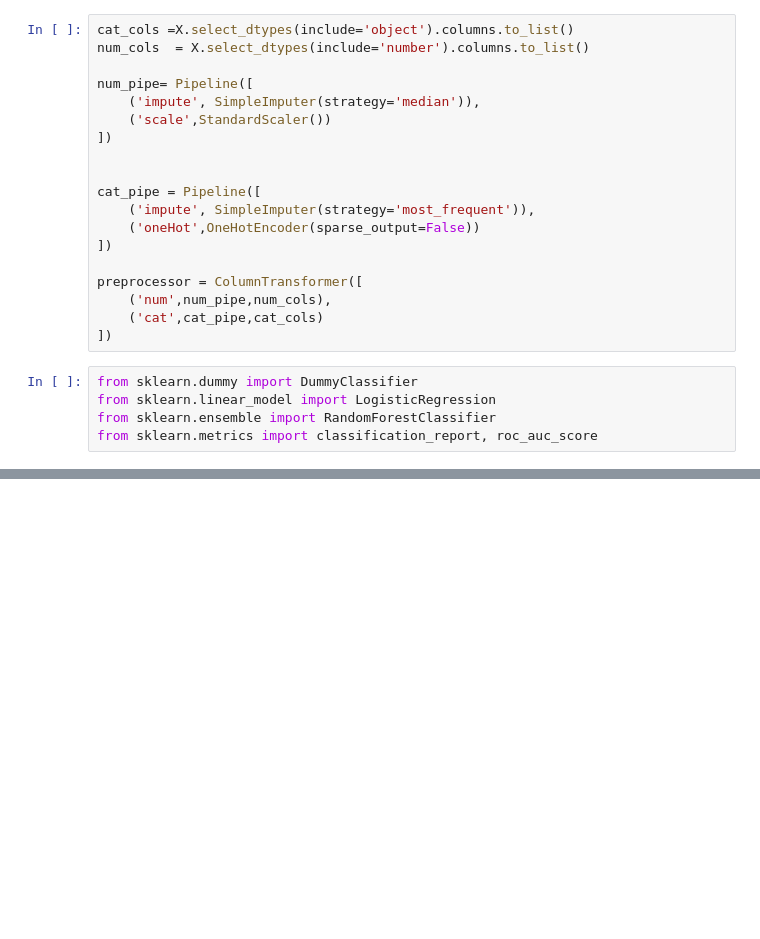
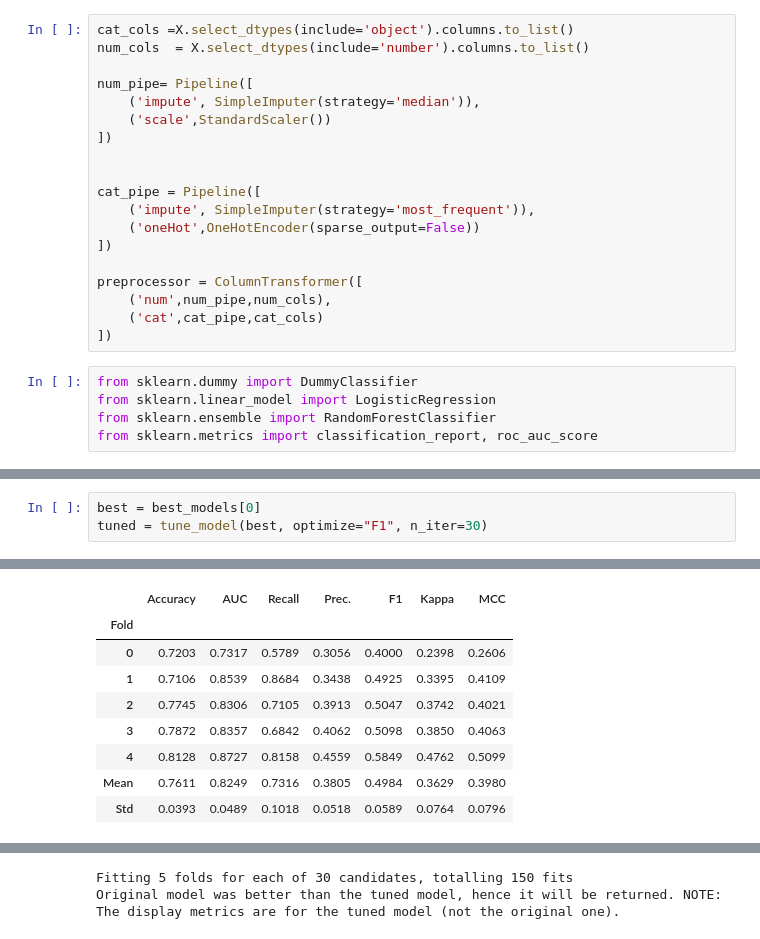
Before and after one commit to SafaaC/Employee_Attrition_Prediction, a Jupyter notebook: attrition.ipynb, the cells around one changed output, grey strips where cells are left out. Cells and saved outputs as stored; diff of their text form; blank space fills up the shorter version.

```diff
--- a/attrition.ipynb
+++ b/attrition.ipynb
@@ -218,0 +270,4 @@ ROC-AUC: 0.791
+# %%
+best = best_models[0]
+tuned = tune_model(best, optimize="F1", n_iter=30)
+# %% [output]
@@ -218,0 +275,9 @@ ROC-AUC: 0.791
+|  | Accuracy | AUC | Recall | Prec. | F1 | Kappa | MCC |
+| Fold |  |  |  |  |  |  |  |
+| 0 | 0.7203 | 0.7317 | 0.5789 | 0.3056 | 0.4000 | 0.2398 | 0.2606 |
+| 1 | 0.7106 | 0.8539 | 0.8684 | 0.3438 | 0.4925 | 0.3395 | 0.4109 |
+| 2 | 0.7745 | 0.8306 | 0.7105 | 0.3913 | 0.5047 | 0.3742 | 0.4021 |
+| 3 | 0.7872 | 0.8357 | 0.6842 | 0.4062 | 0.5098 | 0.3850 | 0.4063 |
+| 4 | 0.8128 | 0.8727 | 0.8158 | 0.4559 | 0.5849 | 0.4762 | 0.5099 |
+| Mean | 0.7611 | 0.8249 | 0.7316 | 0.3805 | 0.4984 | 0.3629 | 0.3980 |
+| Std | 0.0393 | 0.0489 | 0.1018 | 0.0518 | 0.0589 | 0.0764 | 0.0796 |
@@ -218,0 +285,2 @@ ROC-AUC: 0.791
+Fitting 5 folds for each of 30 candidates, totalling 150 fits
+Original model was better than the tuned model, hence it will be returned. NOTE: The display metrics are for the tuned model (not the original one).
```
Also changed, not shown: parts of 7 cells of this notebook.
